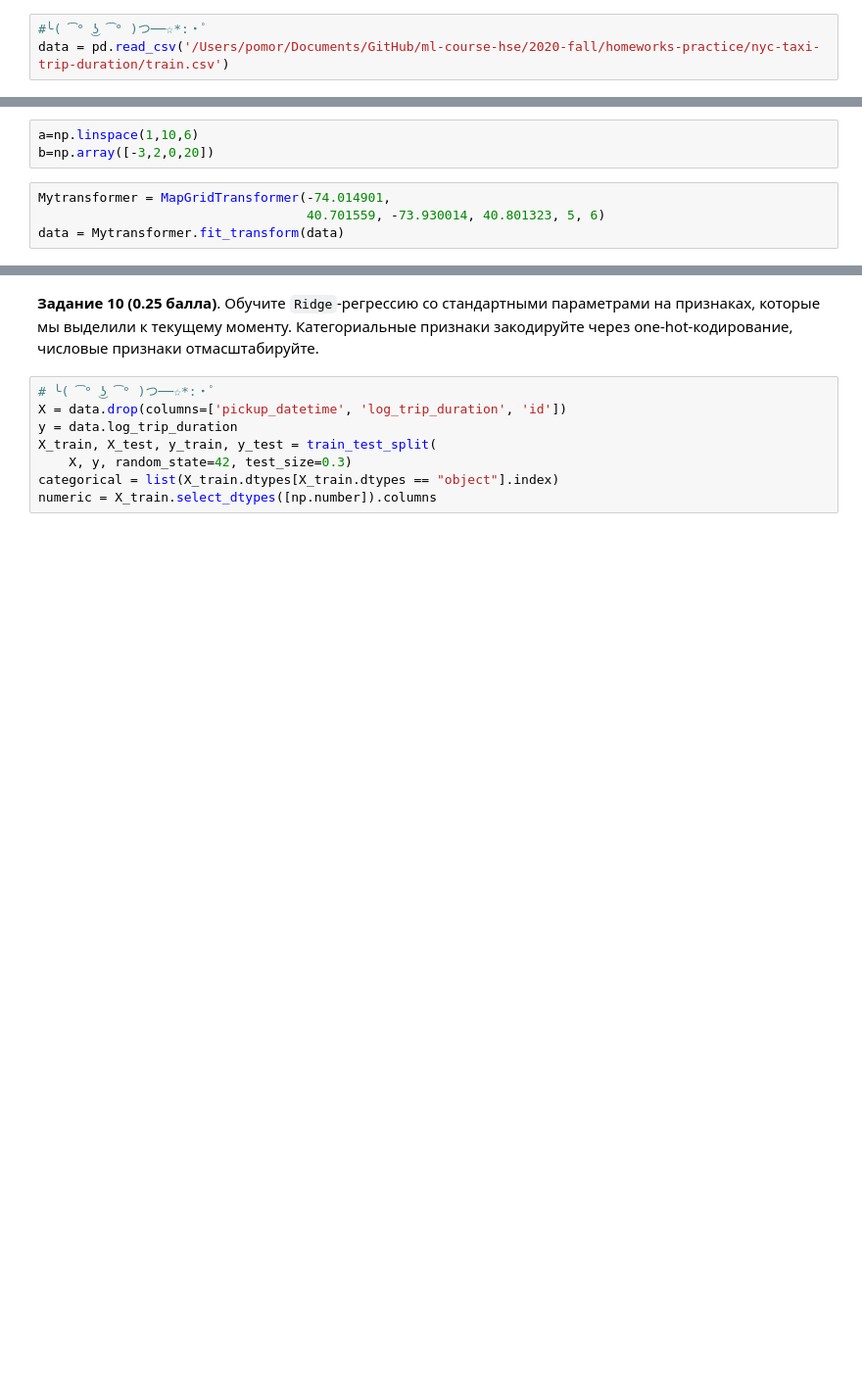
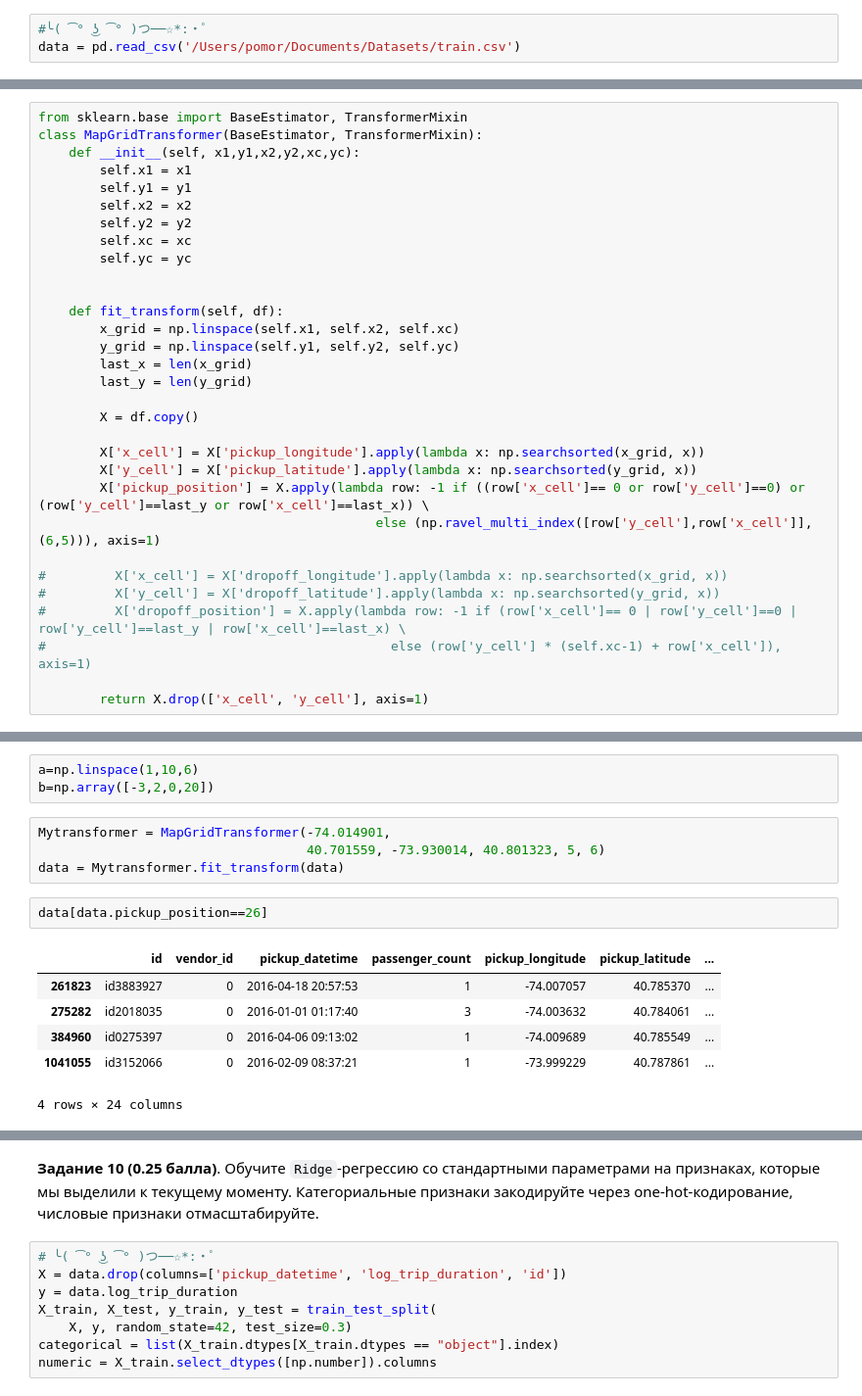
Before and after one commit to miche2020/ml-course-hse, a Jupyter notebook: 2020-fall/homeworks-practice/homework-practice-02-linregr.ipynb, the cells around one changed output, grey strips where cells are left out. Shown at 98% size. Drawn from its saved outputs; the diff is of its cells as text; blank space fills up the shorter version.

```diff
--- a/2020-fall/homeworks-practice/homework-practice-02-linregr.ipynb
+++ b/2020-fall/homeworks-practice/homework-practice-02-linregr.ipynb
@@ -55,7 +55,7 @@ sns.set(style="darkgrid")
 **Задание 1 (1 балл)**. Мы будем работать с данными из соревнования [New York City Taxi Trip Duration](https://www.kaggle.com/c/nyc-taxi-trip-duration/overview), в котором нужно было предсказать длительность поездки на такси. Скачайте обучающую выборку из этого соревнования и загрузите ее:
 # %%
 #╰( ͡° ͜ʖ ͡° )つ──☆*:・ﾟ
-data = pd.read_csv('/Users/pomor/Documents/GitHub/ml-course-hse/2020-fall/homeworks-practice/nyc-taxi-trip-duration/train.csv')
+data = pd.read_csv('/Users/pomor/Documents/Datasets/train.csv')
 # %%
 data.head()
 # %% [output]
@@ -415,3 +415,34 @@ class MapGridTransformer(BaseEstimator, TransformerMixin):
         lolkek['position_dropoff'] = position
 
         return lolkek
+# %%
+from sklearn.base import BaseEstimator, TransformerMixin
+class MapGridTransformer(BaseEstimator, TransformerMixin):
+    def __init__(self, x1,y1,x2,y2,xc,yc):
+        self.x1 = x1
+        self.y1 = y1
+        self.x2 = x2
+        self.y2 = y2
+        self.xc = xc
+        self.yc = yc
+
+
+    def fit_transform(self, df):
+        x_grid = np.linspace(self.x1, self.x2, self.xc)
+        y_grid = np.linspace(self.y1, self.y2, self.yc)
+        last_x = len(x_grid)
+        last_y = len(y_grid)
+
+        X = df.copy()
+
+        X['x_cell'] = X['pickup_longitude'].apply(lambda x: np.searchsorted(x_grid, x))
+        X['y_cell'] = X['pickup_latitude'].apply(lambda x: np.searchsorted(y_grid, x))
+        X['pickup_position'] = X.apply(lambda row: -1 if ((row['x_cell']== 0 or row['y_cell']==0) or (row['y_cell']==last_y or row['x_cell']==last_x)) \
+                                            else (np.ravel_multi_index([row['y_cell'],row['x_cell']],(6,5))), axis=1)
+
+#         X['x_cell'] = X['dropoff_longitude'].apply(lambda x: np.searchsorted(x_grid, x))
+#         X['y_cell'] = X['dropoff_latitude'].apply(lambda x: np.searchsorted(y_grid, x))
+#         X['dropoff_position'] = X.apply(lambda row: -1 if (row['x_cell']== 0 | row['y_cell']==0 | row['y_cell']==last_y | row['x_cell']==last_x) \
+#                                             else (row['y_cell'] * (self.xc-1) + row['x_cell']), axis=1)
+
+        return X.drop(['x_cell', 'y_cell'], axis=1)
@@ -422,3 +505,12 @@ b=np.array([-3,2,0,20])
 Mytransformer = MapGridTransformer(-74.014901,
                                    40.701559, -73.930014, 40.801323, 5, 6)
 data = Mytransformer.fit_transform(data)
+# %%
+data[data.pickup_position==26]
+# %% [output]
+|  | id | vendor_id | pickup_datetime | passenger_count | pickup_longitude | pickup_latitude | ... |
+| 261823 | id3883927 | 0 | 2016-04-18 20:57:53 | 1 | -74.007057 | 40.785370 | ... |
+| 275282 | id2018035 | 0 | 2016-01-01 01:17:40 | 3 | -74.003632 | 40.784061 | ... |
+| 384960 | id0275397 | 0 | 2016-04-06 09:13:02 | 1 | -74.009689 | 40.785549 | ... |
+| 1041055 | id3152066 | 0 | 2016-02-09 08:37:21 | 1 | -73.999229 | 40.787861 | ... |
+4 rows × 24 columns
```
Also changed, not shown: parts of 14 cells of this notebook.
